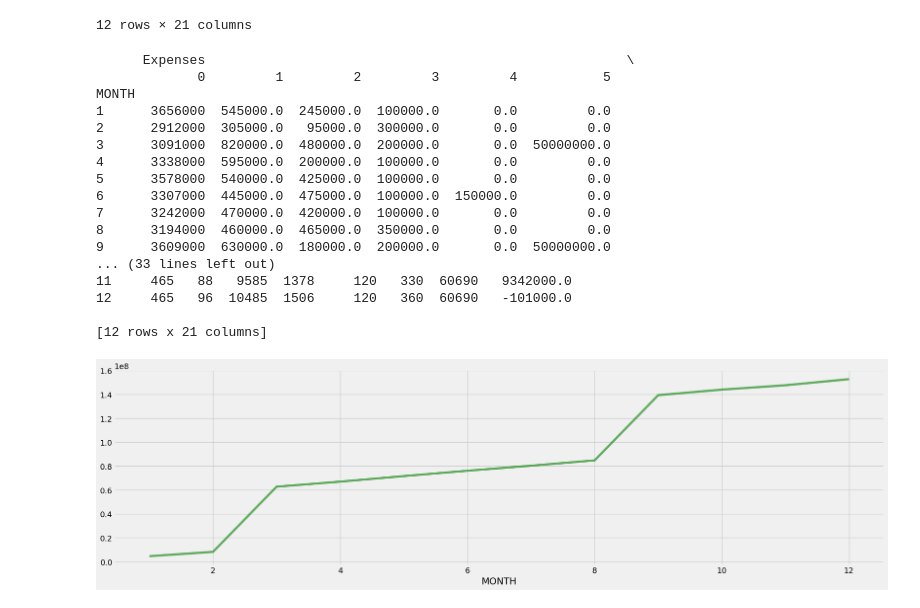
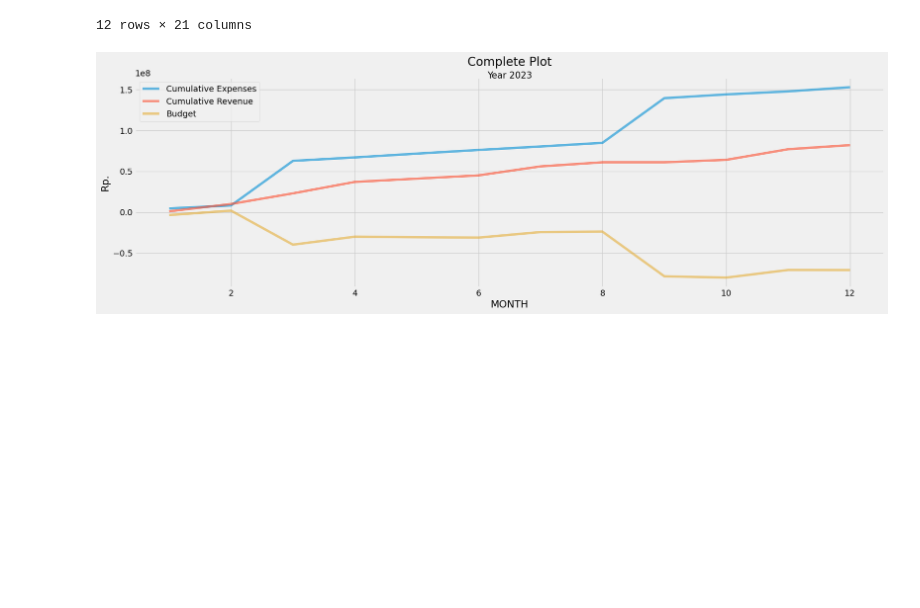
Before and after one commit to AtlasCJr/pfm, a Jupyter notebook: Analysis.ipynb, the cells around one changed output. Cells and saved outputs as stored; diff of their text form; code cells hidden in the pictures; blank space fills up the shorter version.

```diff
--- a/Analysis.ipynb
+++ b/Analysis.ipynb
@@ -15,7 +15,7 @@ plt.style.use('fivethirtyeight')
 myAcc = getAccount("atlas")
 myAcc.summary()
 
-df = getTransactionData(myAcc)
+df = getTransaction(myAcc)
 # %% [output]
        Username: atlas
        Password: 1912766d6ba0e50e8b1bacfb51207e83b95b7ac0cd8ce15307cdf4965e7e3f6c
@@ -29,21 +29,31 @@ class enrichedData:
         self.data = data
         self.figsize = figsize
 
-    def plotExpenses(self, RANGE1, RANGE2, displacement):
+    def plotAll(self, RANGE1: str, RANGE2: str, displacement: tuple[int, ...]):
         _, ax = plt.subplots(figsize=self.figsize)
 
-        last_data = self.data['Features', RANGE2].iloc[-1]
+        if RANGE1 != "YEAR":
+            last_data = self.data['Features', RANGE2].iloc[-1] - displacement
+            curData = self.data[self.data['Features', RANGE2] == last_data]
+            curData = curData.groupby(self.data['Features'][RANGE1]).sum()
 
-        curData = self.data[self.data['Features', RANGE2] == last_data]
+            ax.text(0.5, 1.01, f"{RANGE2.title()} {last_data}", ha='center', va='center', transform=ax.transAxes, fontsize=15)
+        else:
+            curData = self.data.groupby(self.data['Features']['YEAR']).sum()
+            last_data = curData.index[-1]
 
-        curData = curData.groupby(self.data['Features'][RANGE1]).sum()
+            ax.text(0.5, 1.01, f"All Year", ha='center', va='center', transform=ax.transAxes, fontsize=15)
 
-        print(curData)
 
-        curData['Expenses']['TOTAL'].cumsum().plot(ax=ax, label='Cumulative Expenses', color='green', alpha=0.6)
+        plt.xlabel(RANGE1.title())
+        plt.ylabel("Rp.")
+        plt.title("Complete Plot", pad=20)
 
-        plt.tight_layout()
-        # plt.legend()
+        curData['Expenses']['TOTAL'].cumsum().plot(ax=ax, label='Cumulative Expenses', alpha=0.6)
+        curData['Revenue']['TOTAL'].cumsum().plot(ax=ax, label='Cumulative Revenue', alpha=0.6)
+        curData['TOTAL'].cumsum().plot(ax=ax, label='Budget', alpha=0.6)
+
+        plt.legend()
         plt.show()
 # %%
 def enrichData(df: pd.DataFrame) -> enrichedData:
@@ -129,23 +139,6 @@ myData.data[myData.data['Features', 'YEAR'] == 2023].groupby(myData.data['Featur
 | 12 | 3571000 | 480000.0 | 850000.0 | 200000.0 | 0.0 | 0.0 | 5101000.0 | 0.0 | 5000000.0 | 0.0 | ... | ... |
 12 rows × 21 columns
 # %%
-myData.plotExpenses("MONTH", "YEAR", 1)
+myData.plotAll("MONTH", "YEAR", ())
 # %% [output]
-      Expenses                                                      \
-             0         1         2         3         4           5
-MONTH
-1      3656000  545000.0  245000.0  100000.0       0.0         0.0
-2      2912000  305000.0   95000.0  300000.0       0.0         0.0
-3      3091000  820000.0  480000.0  200000.0       0.0  50000000.0
-4      3338000  595000.0  200000.0  100000.0       0.0         0.0
-5      3578000  540000.0  425000.0  100000.0       0.0         0.0
-6      3307000  445000.0  475000.0  100000.0  150000.0         0.0
-7      3242000  470000.0  420000.0  100000.0       0.0         0.0
-8      3194000  460000.0  465000.0  350000.0       0.0         0.0
-9      3609000  630000.0  180000.0  200000.0       0.0  50000000.0
-... (33 lines left out)
-11     465   88   9585  1378     120   330  60690   9342000.0
-12     465   96  10485  1506     120   360  60690   -101000.0
-
-[12 rows x 21 columns]
-[figure, old version]
+[figure, new version]
```
Also changed, not shown: parts of 2 cells of this notebook, 5 other files.
